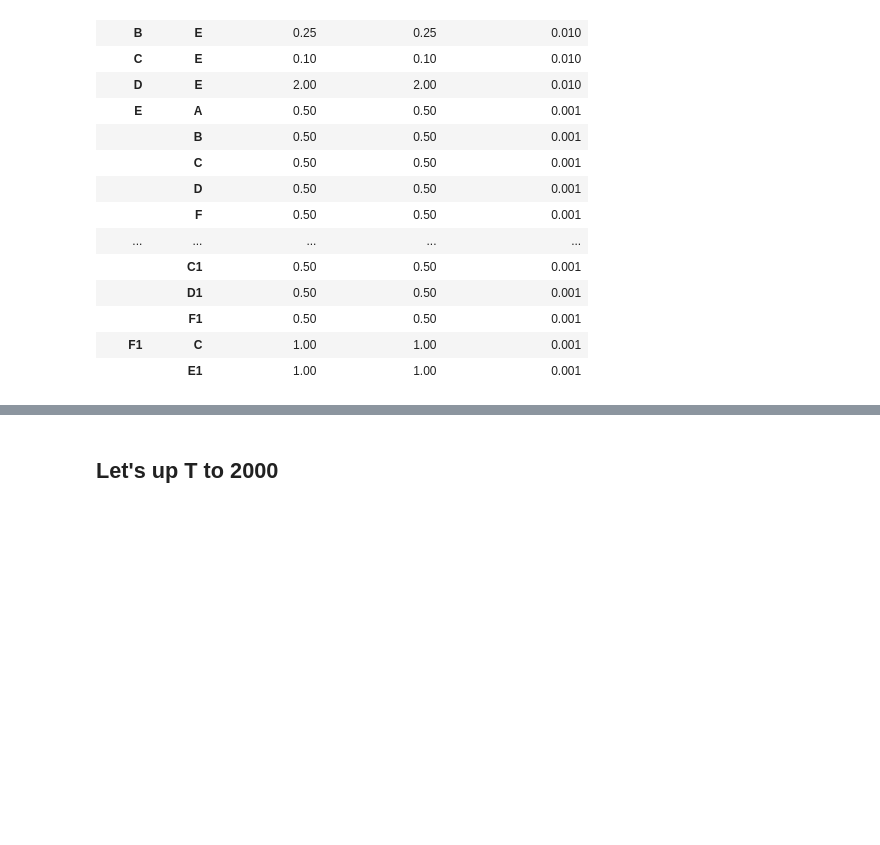
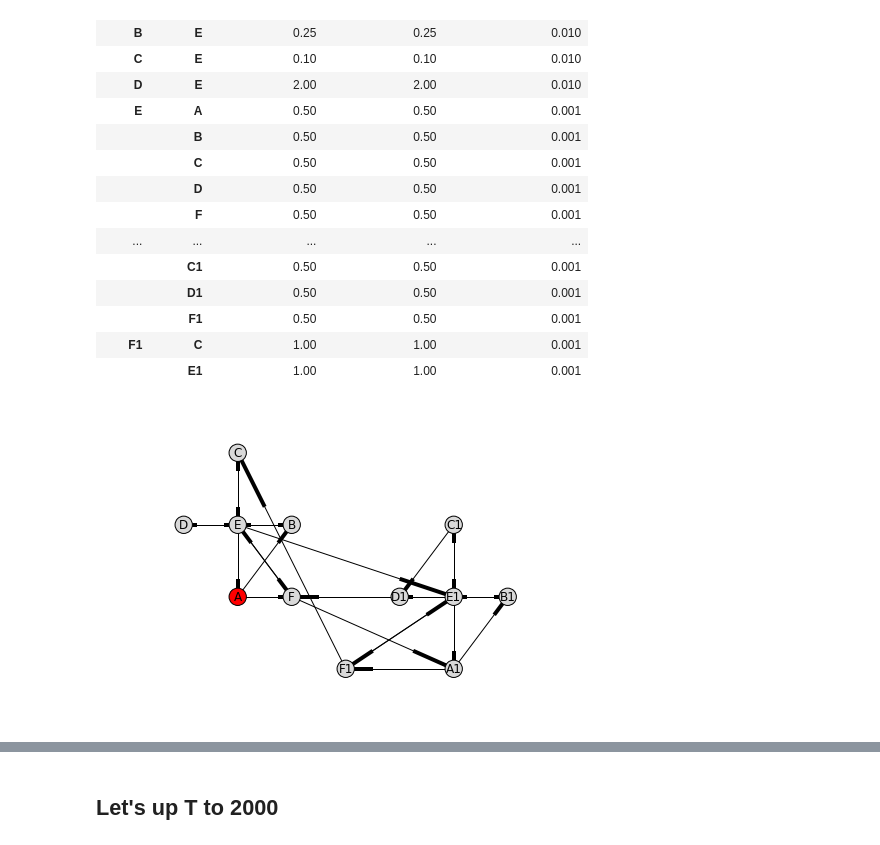
Before and after one commit to j-grana6/SFT-Nets, a Jupyter notebook: python/playing_with_the_problem.ipynb, the cells around one changed output, grey strips where cells are left out. Cells and saved outputs as stored; diff of their text form; code cells hidden in the pictures; blank space fills up the shorter version.

```diff
--- a/python/playing_with_the_problem.ipynb
+++ b/python/playing_with_the_problem.ipynb
@@ -105,3 +105,45 @@ HTML(rates[ix].to_html())
 |  | F1 | 0.50 | 0.50 | 0.001 |
 | F1 | C | 1.00 | 1.00 | 0.001 |
 |  | E1 | 1.00 | 1.00 | 0.001 |
+# %%
+def draw_graph_with_rates(net, s0_in):
+    G=nx.DiGraph()
+    G.add_nodes_from(s0_in.keys())
+    edges = []
+    for node in net.node_names:
+        for onode in net.node_dict[node].sends_to:
+            edges.append((node, onode))
+    G.add_edges_from(edges)
+    theta = np.arange(0, 720, len(s0_in.keys()))
+    pos = {}
+    for i in range(len(s0_in.keys())):
+        pos[s0_in.keys()[i]] = (np.cos(i), np.sin(i))
+    pos['E'] = (0,0)
+    pos['A'] = (0,-1)
+    pos['B'] = (1, 0)
+    pos['C'] = (0, 1)
+    pos['D'] = (-1,0)
+    pos['F'] = (1,-1)
+
+    try :
+        pos['E1'] = (4, -1)
+        pos['A1'] = (4, -2)
+        pos['B1'] = (5, -1)
+        pos['C1'] = (4, 0 )
+        pos['D1'] = (3, -1)
+        pos['F1'] = (2, -2)
+    except KeyError:
+        pass
+    val_map = {}
+    for (key, val) in s0_in.iteritems():
+        if val=='infected':
+            val_map[key] ='r'
+        else:
+            val_map[key] = '.85'
+    values = [val_map.get(node, .25) for node in G.nodes()]
+    a= nx.draw(G, pos=pos, node_color = values, arrows=True)
+    return a
+# %%
+n= draw_graph_with_rates(net, s0)
+# %% [output]
+[figure, added]
```
Also changed, not shown: parts of 16 cells of this notebook, 1 other file.
